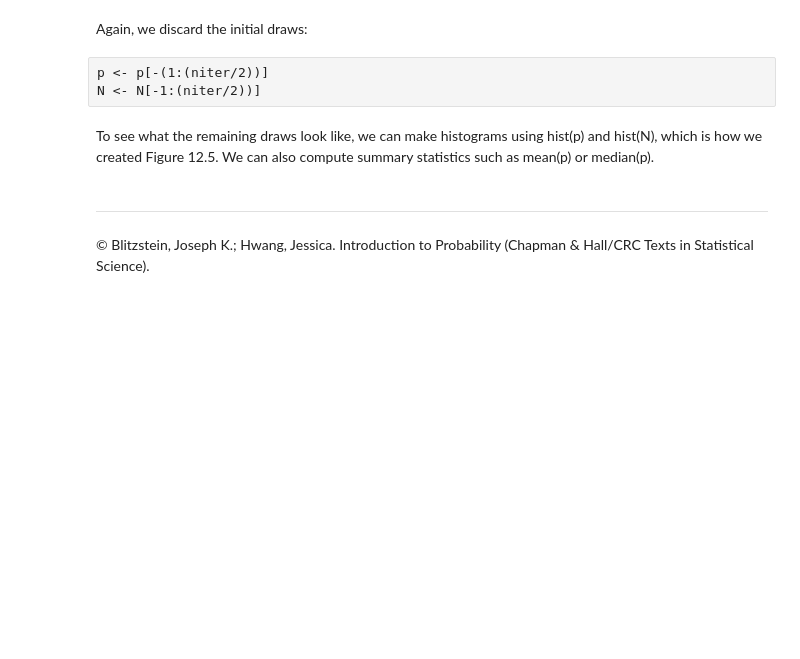
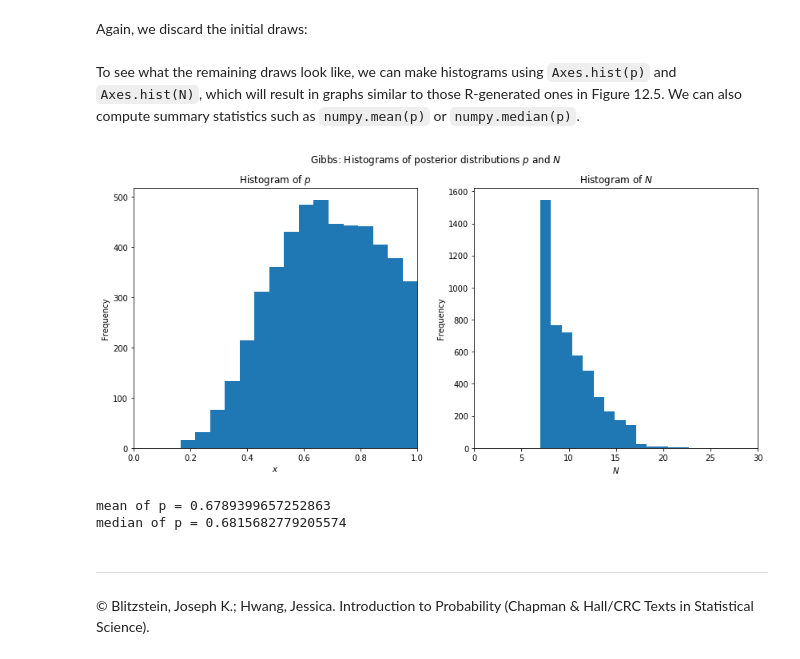
Before and after one commit to buruzaemon/IntroductionToProbabilityPy, a Jupyter notebook: Ch12.ipynb, the cells around one changed output. Drawn from its saved outputs; the diff is of its cells as text; code cells hidden in the pictures; blank space fills up the shorter version.

```diff
--- a/Ch12.ipynb
+++ b/Ch12.ipynb
@@ -58 +82,7 @@ b <- 1
+# %%
+x = 7
+# 'lambda' is a reserved keyword in Python!
+lambd = 10
+a = 1
+b = 1
 # %% [markdown]
@@ -64,2 +90,6 @@ N <- rep(0,niter)
+# %%
+niter = 10**4
+p = np.zeros(niter)
+N = np.zeros(niter)
 # %% [markdown]
 Finally, we're ready to run the Gibbs sampler. We initialize `p` and `N` to the values 0.5 and $2x$, respectively, and then we run the algorithm as explained in Example 12.2.6:
@@ -73,10 +96,52 @@ for (i in 2:niter){
+# %%
+p[0] = 0.5
+N[0] = 2*x
+
+np.random.seed(12)
+
+from scipy.stats import beta, poisson
+
+for i in range(1, niter):
+    p[i] = beta.rvs(x+b, N[i-1]-x+b, size=1)[0]
+    N[i] = x + poisson.rvs(lambd*(1-p[i-1]), size=1)[0]
 # %% [markdown]
 Again, we discard the initial draws:
-# %% [raw]
-p <- p[-(1:(niter/2))]
-N <- N[-1:(niter/2))]
+# %%
+p = p[-int(niter/2):]
+N = N[-int(niter/2):]
 # %% [markdown]
-To see what the remaining draws look like, we can make histograms using hist(p) and hist(N), which is how we created Figure 12.5. We can also compute summary statistics such as mean(p) or median(p).
+To see what the remaining draws look like, we can make histograms using `Axes.hist(p)` and `Axes.hist(N)`, which will result in graphs similar to those R-generated ones in Figure 12.5. We can also compute summary statistics such as `numpy.mean(p)` or `numpy.median(p)`.
+# %%
+_, (ax1, ax2) = plt.subplots(1, 2, figsize=(14, 6))
+
+# graph for hist(p)
+ax1.hist(p, bins=16)
+ax1.set_xlim((0,1))
+ax1.set_xlabel(r'$x$')
+ax1.set_ylabel('Frequency')
+ax1.set_title(r'Histogram of $p$')
+
+# graph for hist(N)
+ax2.hist(N, bins=16)
+ax2.set_xticks(range(0,35,5))
+ax2.set_xlabel(r'$N$')
+ax2.set_ylabel('Frequency')
+ax2.set_title(r'Histogram of $N$')
+
+plt.suptitle(r'Gibbs: Histograms of posterior distributions $p$ and $N$')
+
+plt.show()
+# %% [output]
+[figure, added]
+# %%
+mean_p = np.mean(p)
+print('mean of p = {}'.format(mean_p))
+
+med_p = np.median(p)
+print('median of p = {}'.format(med_p))
+# %% [output]
+mean of p = 0.6789399657252863
+median of p = 0.6815682779205574
 # %% [markdown]
 ----
 
```
Also changed, not shown: parts of 19 cells of this notebook, 1 other file.
